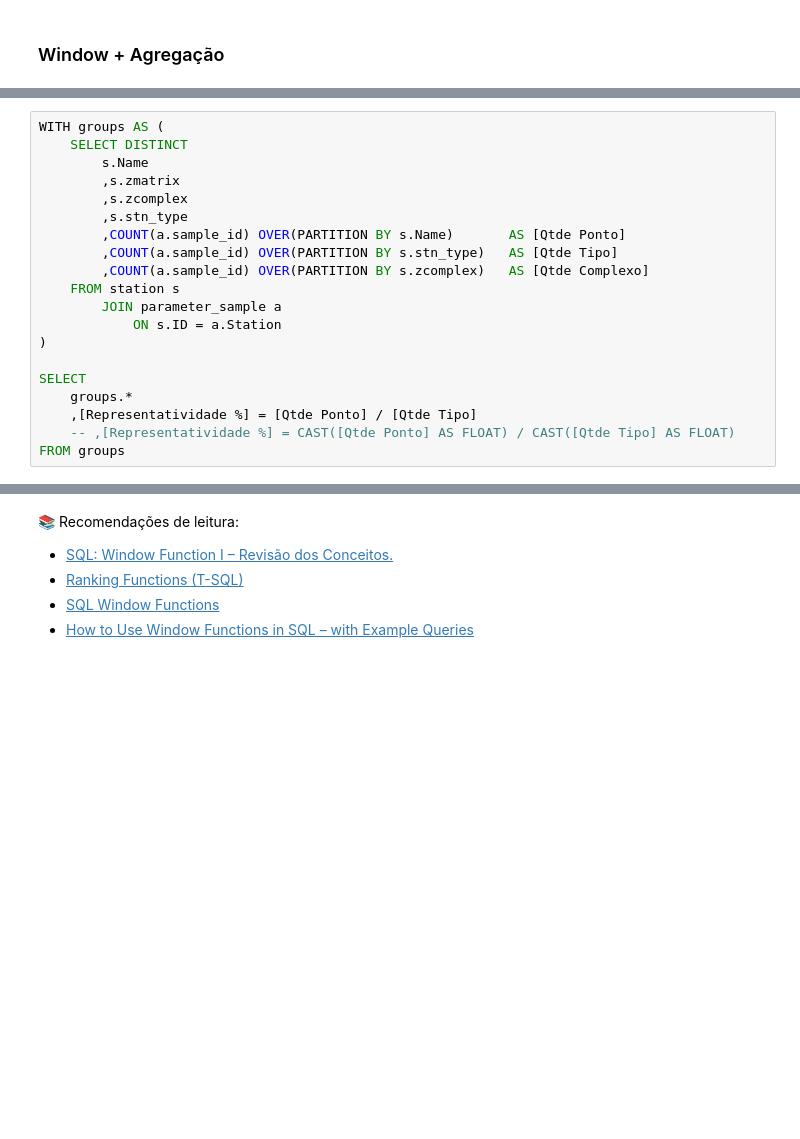
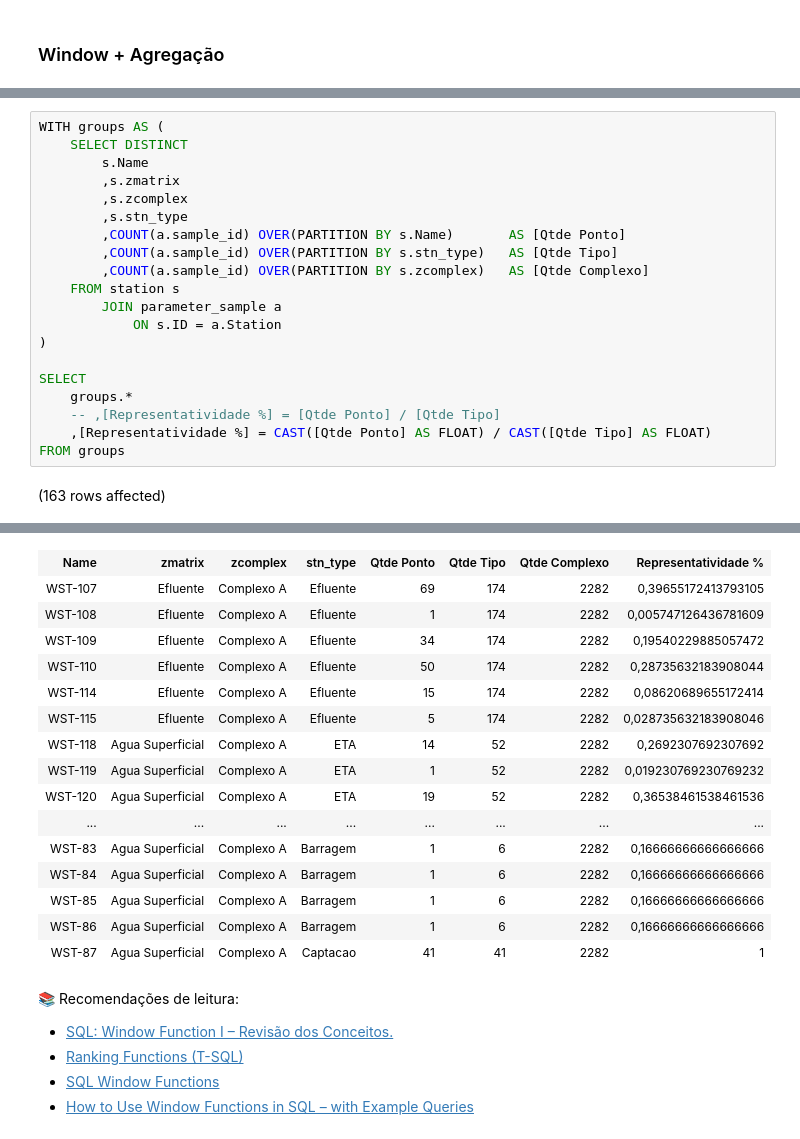
Before and after one commit to Waterservicestech/treinamento-sql-digital, a Jupyter notebook: notebooks/Aula03_TecnicasAvancadas.ipynb, the cells around one changed output, grey strips where cells are left out. Saved outputs shown, nothing was run; the diff lists cells and outputs as text; blank space fills up the shorter version.

```diff
--- a/notebooks/Aula03_TecnicasAvancadas.ipynb
+++ b/notebooks/Aula03_TecnicasAvancadas.ipynb
@@ -273,6 +466,8 @@ WITH groups AS (
 
 SELECT
     groups.*
-    ,[Representatividade %] = [Qtde Ponto] / [Qtde Tipo]
-    -- ,[Representatividade %] = CAST([Qtde Ponto] AS FLOAT) / CAST([Qtde Tipo] AS FLOAT)
+    -- ,[Representatividade %] = [Qtde Ponto] / [Qtde Tipo]
+    ,[Representatividade %] = CAST([Qtde Ponto] AS FLOAT) / CAST([Qtde Tipo] AS FLOAT)
 FROM groups
+# %% [output]
+(163 rows affected)
@@ -279,3 +475,19 @@ FROM groups
+| Name | zmatrix | zcomplex | stn_type | Qtde Ponto | Qtde Tipo | Qtde Complexo | Representatividade % |
+| WST-107 | Efluente | Complexo A | Efluente | 69 | 174 | 2282 | 0,39655172413793105 |
+| WST-108 | Efluente | Complexo A | Efluente | 1 | 174 | 2282 | 0,005747126436781609 |
+| WST-109 | Efluente | Complexo A | Efluente | 34 | 174 | 2282 | 0,19540229885057472 |
+| WST-110 | Efluente | Complexo A | Efluente | 50 | 174 | 2282 | 0,28735632183908044 |
+| WST-114 | Efluente | Complexo A | Efluente | 15 | 174 | 2282 | 0,08620689655172414 |
+| WST-115 | Efluente | Complexo A | Efluente | 5 | 174 | 2282 | 0,028735632183908046 |
+| WST-118 | Agua Superficial | Complexo A | ETA | 14 | 52 | 2282 | 0,2692307692307692 |
+| WST-119 | Agua Superficial | Complexo A | ETA | 1 | 52 | 2282 | 0,019230769230769232 |
+| WST-120 | Agua Superficial | Complexo A | ETA | 19 | 52 | 2282 | 0,36538461538461536 |
+| ... | ... | ... | ... | ... | ... | ... | ... |
+| WST-83 | Agua Superficial | Complexo A | Barragem | 1 | 6 | 2282 | 0,16666666666666666 |
+| WST-84 | Agua Superficial | Complexo A | Barragem | 1 | 6 | 2282 | 0,16666666666666666 |
+| WST-85 | Agua Superficial | Complexo A | Barragem | 1 | 6 | 2282 | 0,16666666666666666 |
+| WST-86 | Agua Superficial | Complexo A | Barragem | 1 | 6 | 2282 | 0,16666666666666666 |
+| WST-87 | Agua Superficial | Complexo A | Captacao | 41 | 41 | 2282 | 1 |
 # %% [markdown]
 📚 Recomendações de leitura:
 
```
Also changed, not shown: parts of 20 cells of this notebook, 12 other files.
